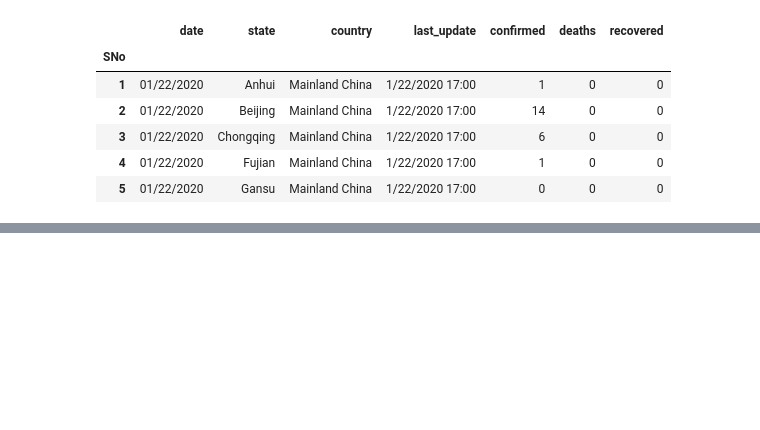
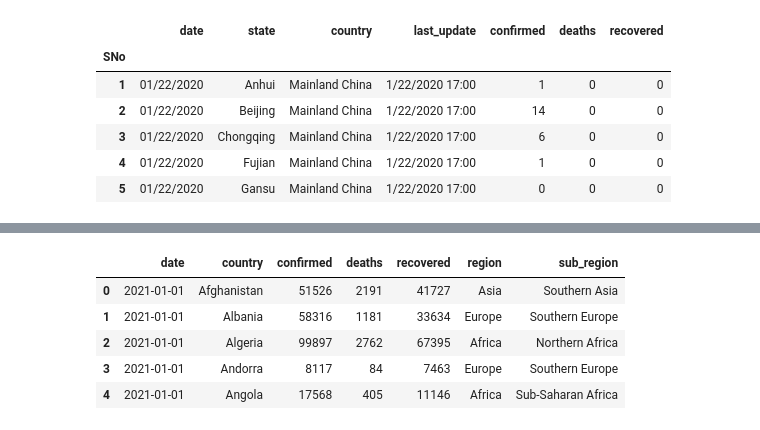
Before and after one commit to DmitryPogrebnoy/Data_Visualization_ITMO, a Jupyter notebook: resources/augment_covid_19_dataset.ipynb, the cells around one changed output, grey strips where cells are left out. Cells and saved outputs as stored; diff of their text form; code cells hidden in the pictures; blank space fills up the shorter version.

```diff
--- a/resources/augment_covid_19_dataset.ipynb
+++ b/resources/augment_covid_19_dataset.ipynb
@@ -198,3 +198,12 @@ Australia and New Zealand            949
 Micronesia                           714
 Polynesia                            434
 Name: sub_region, dtype: int64
+# %%
+groupped_data.head()
+# %% [output]
+|  | date | country | confirmed | deaths | recovered | region | sub_region |
+| 0 | 2021-01-01 | Afghanistan | 51526 | 2191 | 41727 | Asia | Southern Asia |
+| 1 | 2021-01-01 | Albania | 58316 | 1181 | 33634 | Europe | Southern Europe |
+| 2 | 2021-01-01 | Algeria | 99897 | 2762 | 67395 | Africa | Northern Africa |
+| 3 | 2021-01-01 | Andorra | 8117 | 84 | 7463 | Europe | Southern Europe |
+| 4 | 2021-01-01 | Angola | 17568 | 405 | 11146 | Africa | Sub-Saharan Africa |
```
Also changed, not shown: parts of 18 cells of this notebook, 2 other files.
